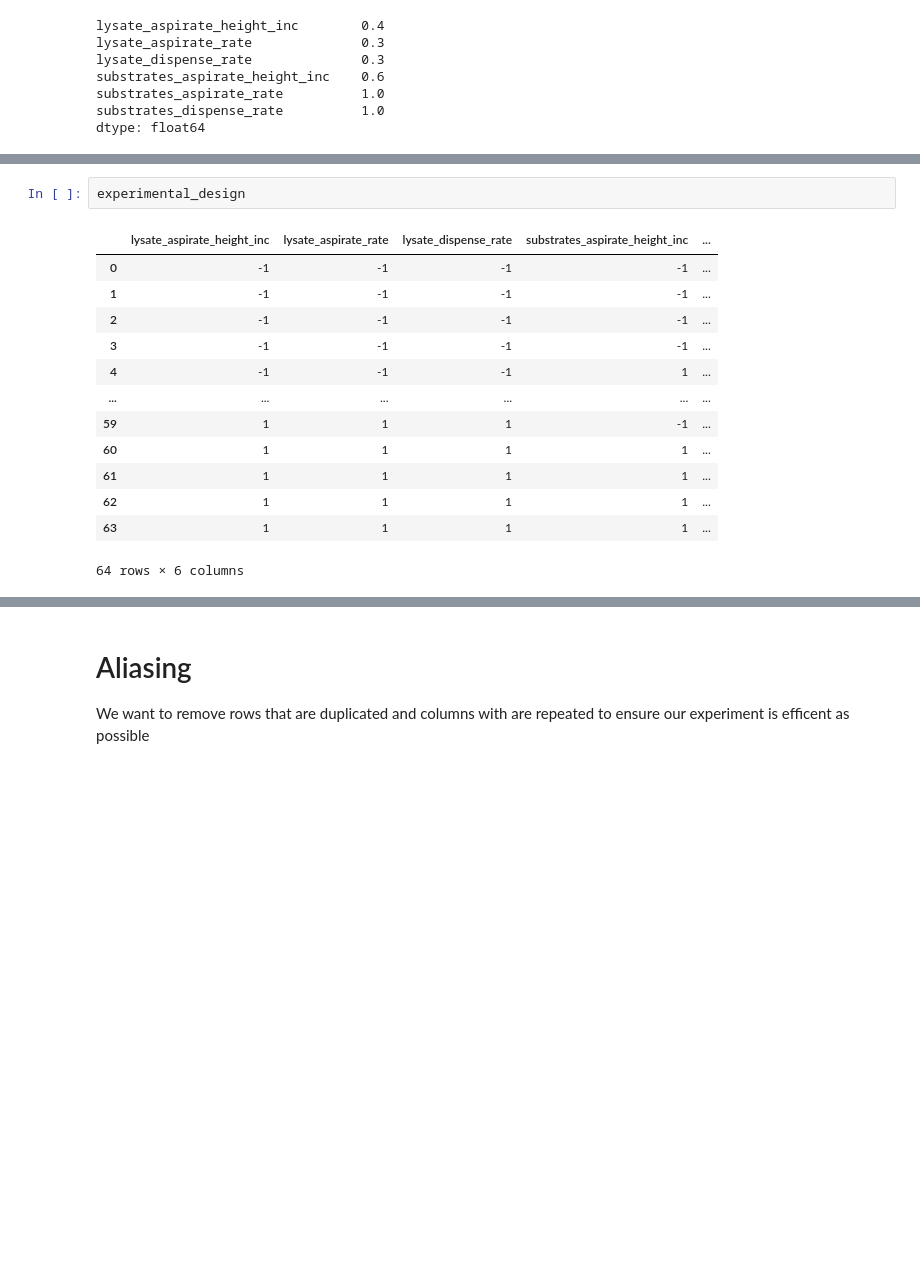
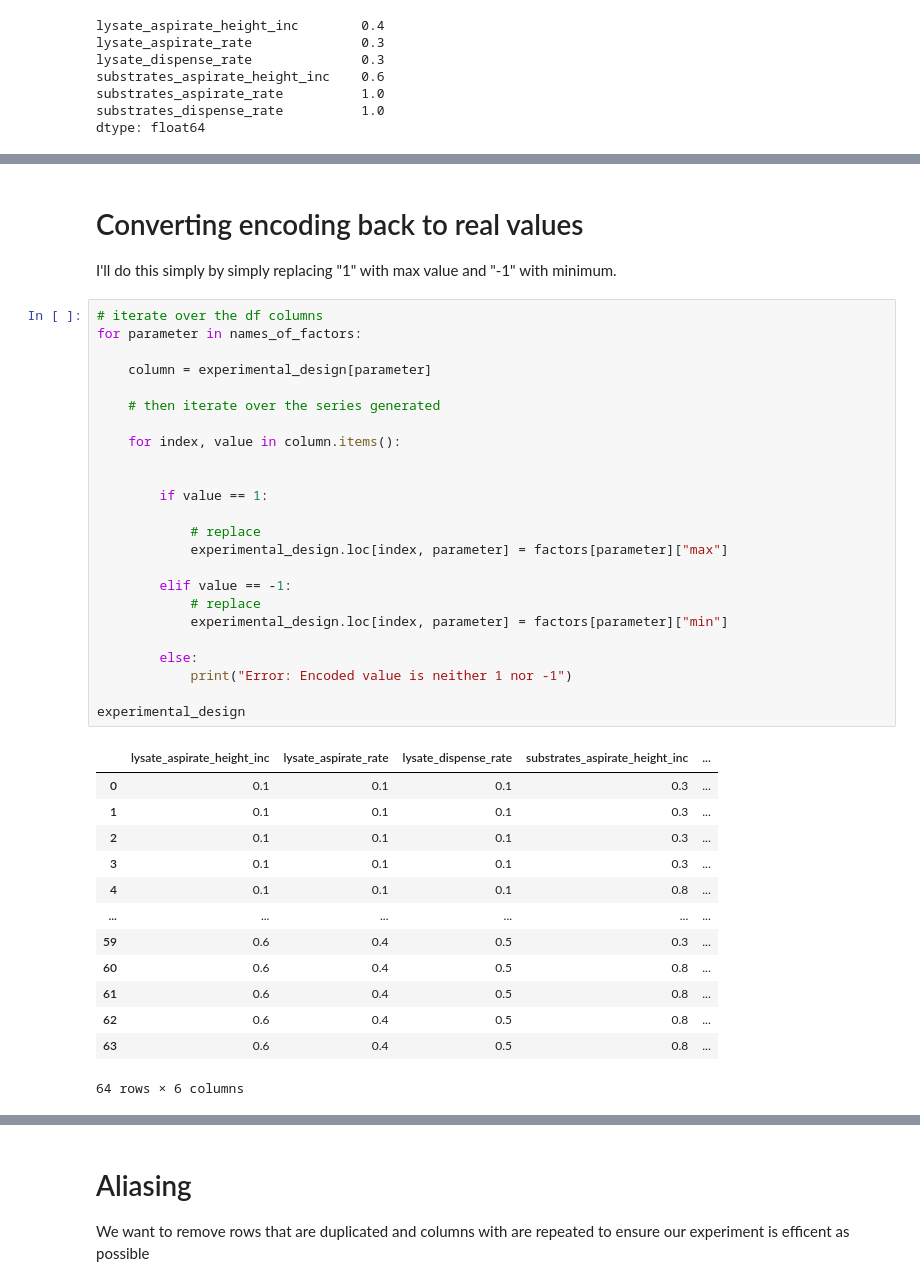
Before and after one commit to Laohakunakorn-Group/NLLAB_OT2_Protocol_Dev, a Jupyter notebook: Technical_error_active_learning/src/active_learning/doe_test.ipynb, the cells around one changed output, grey strips where cells are left out. Drawn from its saved outputs; the diff is of its cells as text; blank space fills up the shorter version.

```diff
--- a/Technical_error_active_learning/src/active_learning/doe_test.ipynb
+++ b/Technical_error_active_learning/src/active_learning/doe_test.ipynb
@@ -188,16 +238,42 @@ experimental_design.columns = names_of_factors
-# %%
-experimental_design
-# %% [output]
-|  | lysate_aspirate_height_inc | lysate_aspirate_rate | lysate_dispense_rate | substrates_aspirate_height_inc | ... |
-| 0 | -1 | -1 | -1 | -1 | ... |
-| 1 | -1 | -1 | -1 | -1 | ... |
-| 2 | -1 | -1 | -1 | -1 | ... |
-| 3 | -1 | -1 | -1 | -1 | ... |
-| 4 | -1 | -1 | -1 | 1 | ... |
-| ... | ... | ... | ... | ... | ... |
-| 59 | 1 | 1 | 1 | -1 | ... |
-| 60 | 1 | 1 | 1 | 1 | ... |
-| 61 | 1 | 1 | 1 | 1 | ... |
-| 62 | 1 | 1 | 1 | 1 | ... |
-| 63 | 1 | 1 | 1 | 1 | ... |
-64 rows × 6 columns
+# %% [markdown]
+# Converting encoding back to real values
+
+I'll do this simply by simply replacing "1" with max value and "-1" with minimum.
+# %%
+# iterate over the df columns
+for parameter in names_of_factors:
+
+    column = experimental_design[parameter]
+
+    # then iterate over the series generated
+
+    for index, value in column.items():
+
+
+        if value == 1:
+
+            # replace
+            experimental_design.loc[index, parameter] = factors[parameter]["max"]
+
+        elif value == -1:
+            # replace
+            experimental_design.loc[index, parameter] = factors[parameter]["min"]
+
+        else:
+            print("Error: Encoded value is neither 1 nor -1")
+
+experimental_design
+# %% [output]
+|  | lysate_aspirate_height_inc | lysate_aspirate_rate | lysate_dispense_rate | substrates_aspirate_height_inc | ... |
+| 0 | 0.1 | 0.1 | 0.1 | 0.3 | ... |
+| 1 | 0.1 | 0.1 | 0.1 | 0.3 | ... |
+| 2 | 0.1 | 0.1 | 0.1 | 0.3 | ... |
+| 3 | 0.1 | 0.1 | 0.1 | 0.3 | ... |
+| 4 | 0.1 | 0.1 | 0.1 | 0.8 | ... |
+| ... | ... | ... | ... | ... | ... |
+| 59 | 0.6 | 0.4 | 0.5 | 0.3 | ... |
+| 60 | 0.6 | 0.4 | 0.5 | 0.8 | ... |
+| 61 | 0.6 | 0.4 | 0.5 | 0.8 | ... |
+| 62 | 0.6 | 0.4 | 0.5 | 0.8 | ... |
+| 63 | 0.6 | 0.4 | 0.5 | 0.8 | ... |
+64 rows × 6 columns
```
Also changed, not shown: parts of 10 cells of this notebook.
